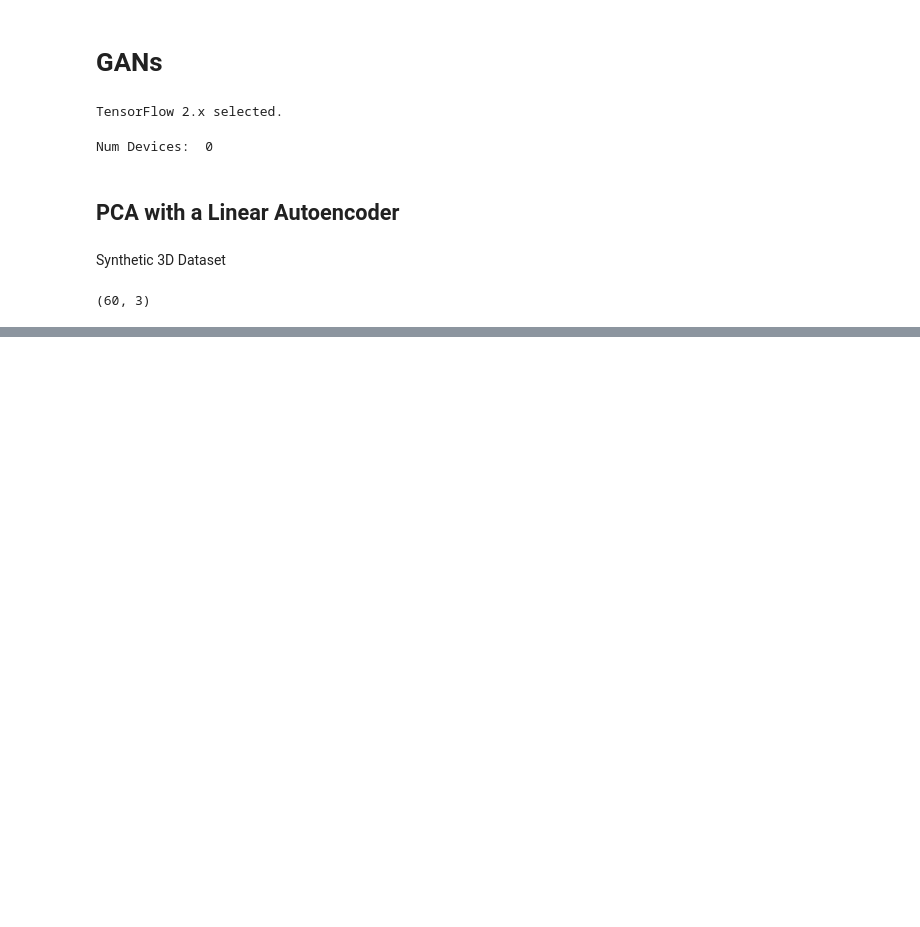
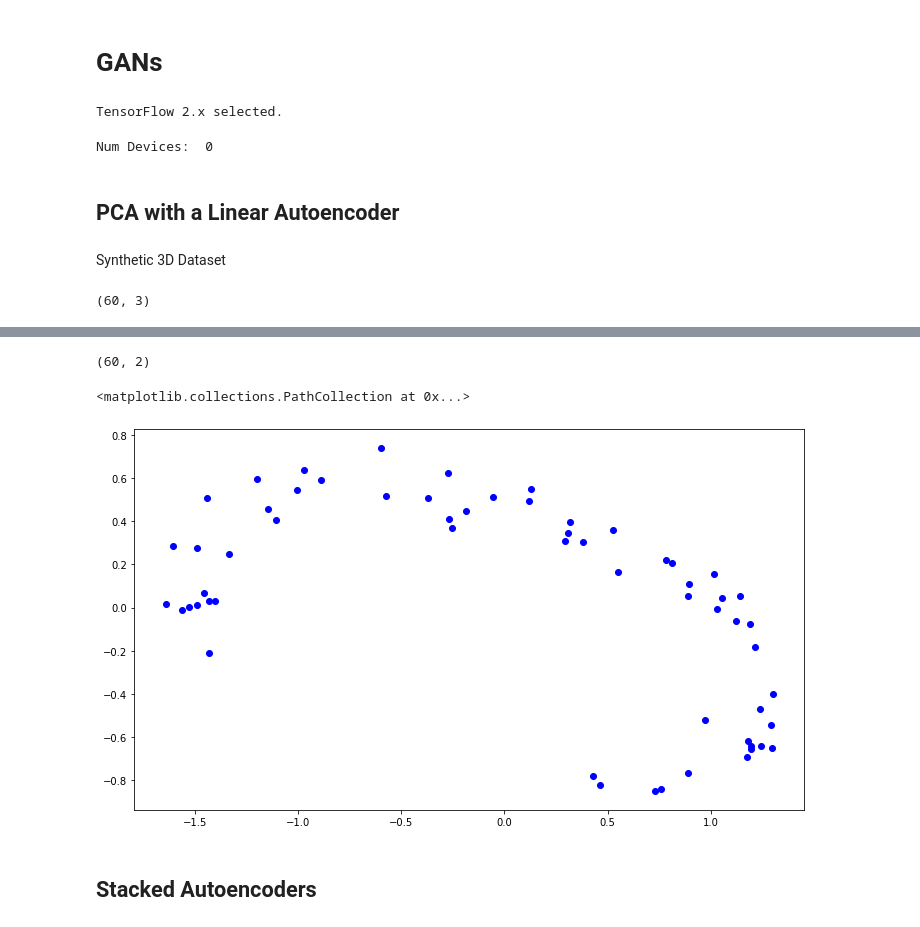
Before and after one commit to rahhul/GAN_Notebooks, a Jupyter notebook: GANs.ipynb, the cells around one changed output, grey strips where cells are left out. Saved outputs shown, nothing was run; the diff lists cells and outputs as text; code cells hidden in the pictures; blank space fills up the shorter version.

```diff
--- a/GANs.ipynb
+++ b/GANs.ipynb
@@ -74,0 +79,17 @@ ax.scatter3D(X_train[:, 0], X_train[:, 1], X_train[:, 2])
+# %%
+np.random.seed(42)
+tf.random.set_seed(42)
+
+encoder = tf.keras.models.Sequential([
+    tf.keras.layers.Dense(2, input_shape=[3])
+])
+
+decoder = tf.keras.models.Sequential([
+    tf.keras.layers.Dense(3, input_shape=[2])
+])
+
+autoencoder = tf.keras.Sequential([
+                encoder, decoder
+])
+
+autoencoder.summary()
@@ -74,0 +135,14 @@ ax.scatter3D(X_train[:, 0], X_train[:, 1], X_train[:, 2])
+# %%
+codings = encoder.predict(X_train)
+codings.shape
+# %% [output]
+(60, 2)
+# %%
+# plot codings
+plt.figure(figsize=(12, 7))
+plt.scatter(codings[:, 0], codings[:, 1], marker='o', c='b')
+# %% [output]
+<matplotlib.collections.PathCollection at 0x...>
+[figure, added]
+# %% [markdown]
+## Stacked Autoencoders
```
Also changed, not shown: parts of 6 cells of this notebook.
